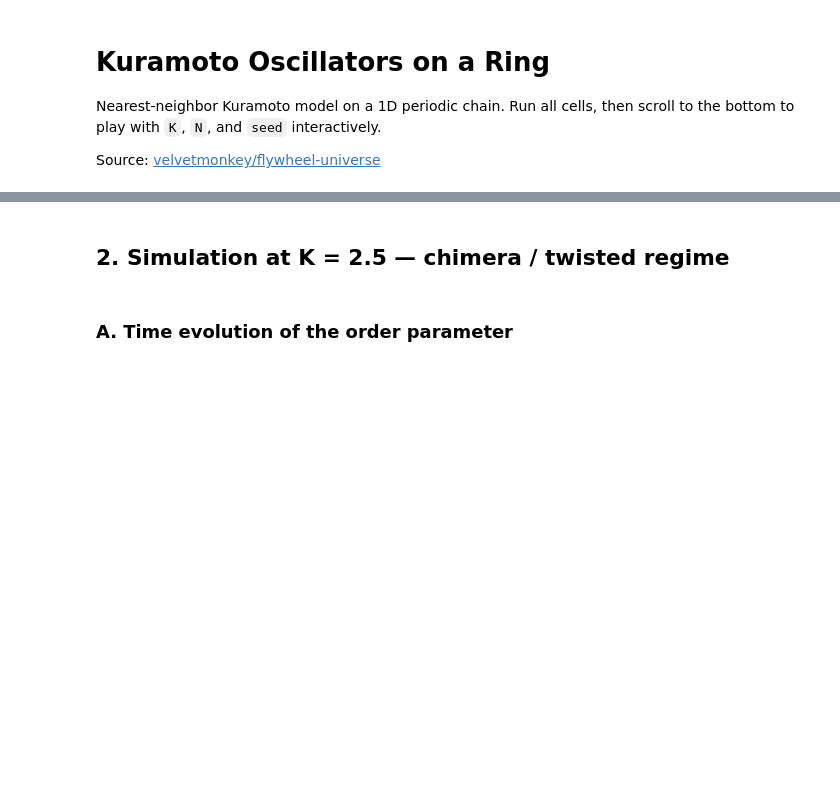
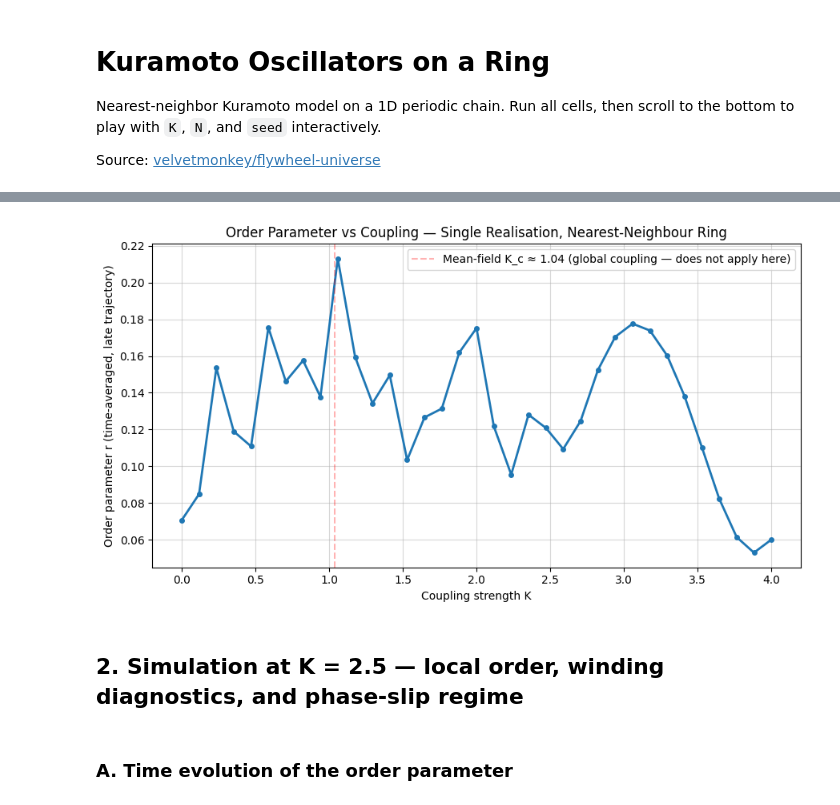
Before and after one commit to velvetmonkey/flywheel-universe, a Jupyter notebook: kuramoto_ring.ipynb, the cells around one changed output, grey strips where cells are left out. Cells and saved outputs as stored; diff of their text form; code cells hidden in the pictures; blank space fills up the shorter version.

```diff
--- a/kuramoto_ring.ipynb
+++ b/kuramoto_ring.ipynb
@@ -13,7 +13,7 @@ from ipywidgets import interact, FloatSlider, IntSlider
 def kuramoto(t, theta, omega, K, N=None):
     """RHS of Kuramoto ODE on a ring (nearest-neighbor coupling).
     Vectorized via np.roll: ~10x faster than the index-by-index for-loop
-    on the bifurcation sweep. N is unused (kept for backward-compat signature)."""
+    on the parameter sweep. N is unused (kept for backward-compat signature)."""
     return omega + K * (np.sin(np.roll(theta, -1) - theta) + np.sin(np.roll(theta, 1) - theta))
 
 
@@ -30,0 +24,8 @@ t_span = (0, 150)
+# %%
+N = 120
+rng_omega = np.random.default_rng(42)
+omega = rng_omega.normal(0.0, 0.65, N)
+# σ = 0.65 chosen to give moderate disorder relative to the K range [0, 4].
+# Mean-field K_c for this distribution: 2σ√(2/π) ≈ 1.037
+# (not 1.2 — that value is wrong; see parameter-sweep note).
+t_span = (0, 150)
@@ -31,23 +41,35 @@ t_span = (0, 150)
 # %%
+rng_sweep = np.random.default_rng(42)
+theta0_sweep = rng_sweep.uniform(0, 2*np.pi, N)  # fixed IC across all K — isolates coupling dependence
 K_values = np.linspace(0.0, 4.0, 35)
 r_final = []
+T_EVAL = np.linspace(t_span[0], t_span[1], 1500)  # uniform grid — required for valid time averages
 for K in K_values:
-    theta0 = np.random.uniform(0, 2*np.pi, N)
-    sol = solve_ivp(kuramoto, t_span, theta0, args=(omega, K, N), method='RK45', rtol=1e-6, atol=1e-8)
-    r_final.append(order_parameter(sol.y[:, -1]))
+    theta0 = theta0_sweep.copy()
+    sol = solve_ivp(kuramoto, t_span, theta0, args=(omega, K, N), method='DOP853', t_eval=T_EVAL, rtol=1e-7, atol=1e-9)
+    if not sol.success:
+        raise RuntimeError(f"K={K:.2f}: {sol.message}")
+    # Time-average r over the final 20% (uniform grid, so this is a true time average)
+    idx = int(0.8 * len(T_EVAL))
+    r_late = np.mean([order_parameter(sol.y[:, j]) for j in range(idx, len(T_EVAL))])
+    r_final.append(r_late)
 
 plt.figure(figsize=(9, 5))
 plt.plot(K_values, r_final, 'o-', linewidth=2, markersize=4)
-# Pedagogical contrast: overlay where mean-field theory *would* predict K_c.
-# Nothing actually happens at K=1.2 on a nearest-neighbour ring — the line is
-# kept to make the absence of a transition visible against the textbook claim.
-plt.axvline(x=1.2, color='red', linestyle='--', alpha=0.3, label='Mean-field K_c (does not apply here)')
+# Correct mean-field K_c for Gaussian g(ω) with σ=0.65: 2σ√(2/π) ≈ 1.037
+# Shown for reference only — mean-field K_c has no direct meaning for
+# nearest-neighbour coupling (different 1/N scaling), and r is a poor
+# diagnostic for this geometry. See winding-number cell.
+plt.axvline(x=1.037, color='red', linestyle='--', alpha=0.3,
+            label='Mean-field K_c ≈ 1.04 (global coupling — does not apply here)')
 plt.xlabel('Coupling strength K')
-plt.ylabel('Order parameter r')
-plt.title('Bifurcation Diagram — Kuramoto Oscillators on a Ring')
+plt.ylabel('Order parameter r (time-averaged, late trajectory)')
+plt.title('Order Parameter vs Coupling — Single Realisation, Nearest-Neighbour Ring')
 plt.grid(True, alpha=0.5)
 plt.legend()
 plt.tight_layout()
+# %% [output]
+[figure, added]
 # %% [markdown]
-## 2. Simulation at K = 2.5 — chimera / twisted regime
+## 2. Simulation at K = 2.5 — local order, winding diagnostics, and phase-slip regime
 # %%
```
Also changed, not shown: parts of 18 cells of this notebook, 2 other files.
